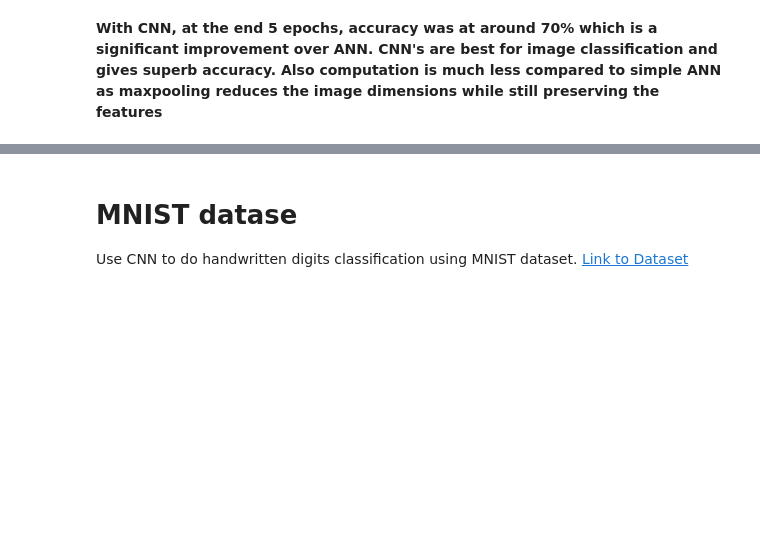
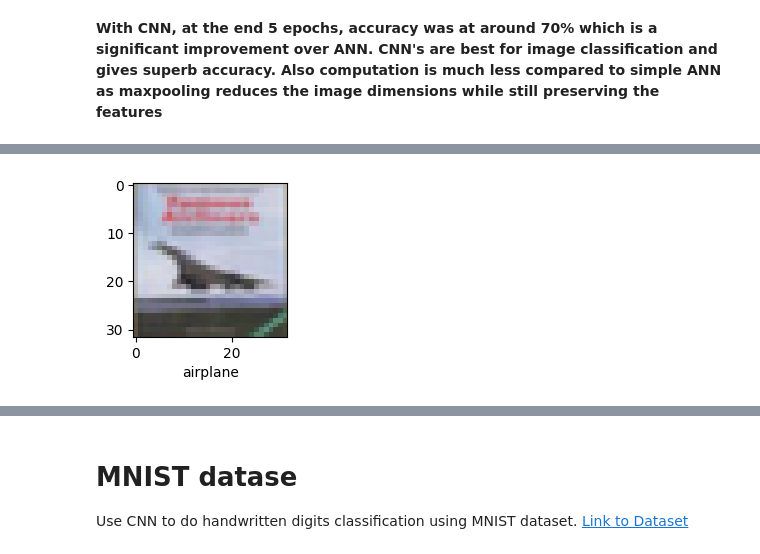
Before and after one commit to HarshaliD/Deep-Learning, a Jupyter notebook: ImageClassificationUsingCNN.ipynb, the cells around one changed output, grey strips where cells are left out. Cells and saved outputs as stored; diff of their text form; code cells hidden in the pictures; blank space fills up the shorter version.

```diff
--- a/ImageClassificationUsingCNN.ipynb
+++ b/ImageClassificationUsingCNN.ipynb
@@ -300,4 +332,7 @@ y_test[:5]
 # %%
+y_test = y_test.reshape(-1,)
 plot_sample(X_test, y_test,3)
+# %% [output]
+[figure, added]
 # %%
 print("Classification Report for CNN: \n", classification_report(y_test, y_classes))
```
Also changed, not shown: parts of 26 cells of this notebook.
